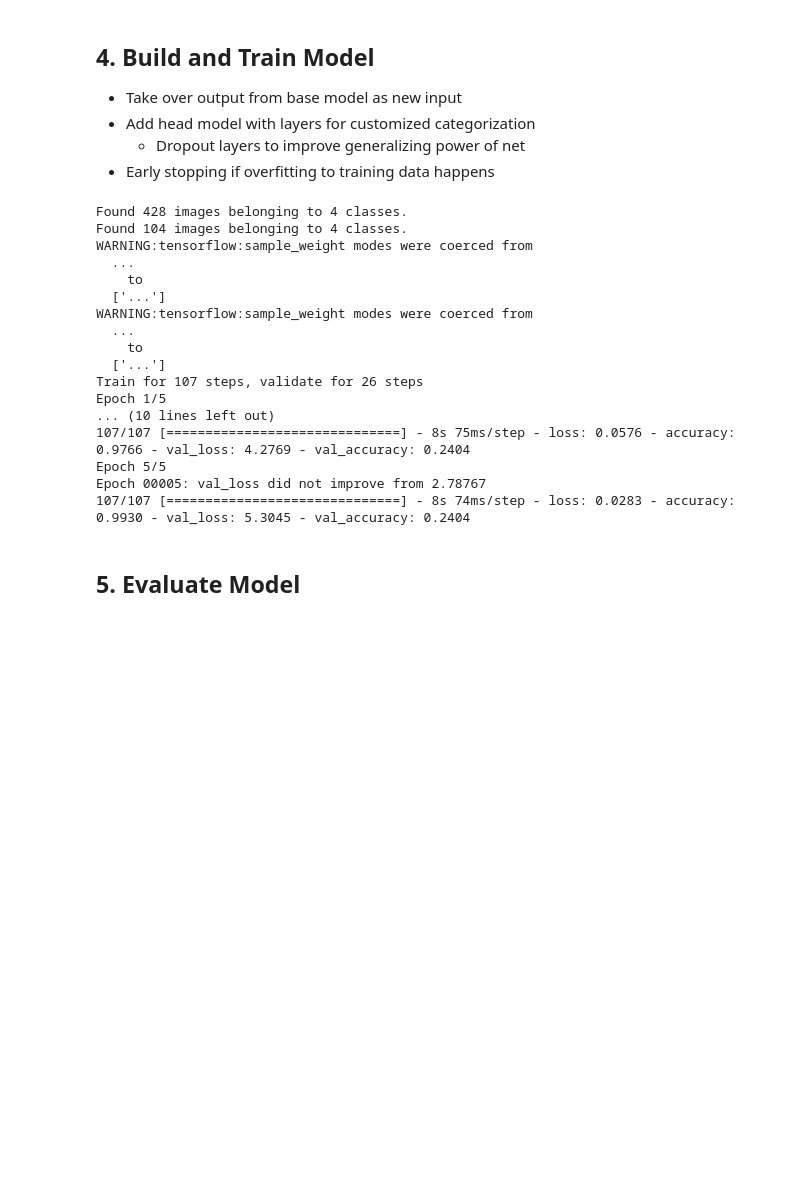
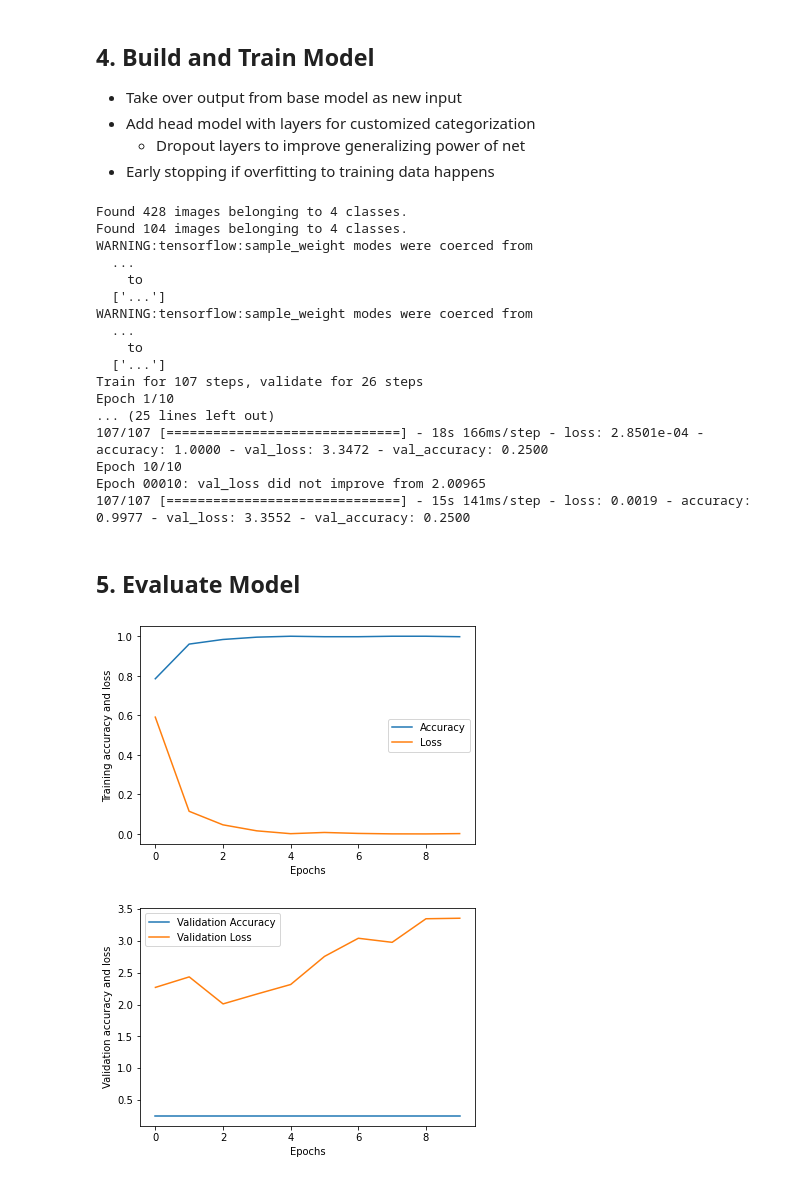
Before and after one commit to JSchoeck/portfolio, a Jupyter notebook: Demos/Case Study Operations/Case Study Operations.ipynb, the cells around one changed output. Drawn from its saved outputs; the diff is of its cells as text; code cells hidden in the pictures; blank space fills up the shorter version.

```diff
--- a/Demos/Case Study Operations/Case Study Operations.ipynb
+++ b/Demos/Case Study Operations/Case Study Operations.ipynb
@@ -119,7 +118,7 @@ headmodel = Dropout(0.3)(headmodel)
 headmodel = Dense(4, activation='softmax')(headmodel)
 
 model = Model(inputs=basemodel.input, outputs=headmodel)
-model.compile(loss='categorical_crossentropy', optimizer=optimizers.RMSprop(lr=1e-4), metrics=['accuracy'])
+model.compile(loss='categorical_crossentropy', optimizer=optimizers.RMSprop(lr=1e-4, decay=1e-6), metrics=['accuracy'])
 
 earlystopping = EarlyStopping(monitor='val_loss', mode='min', patience=20)
 checkpointer = ModelCheckpoint(filepath='weights.hdf5', verbose=1, save_best_only=True)
@@ -129,7 +128,8 @@ train_generator = image_generator.flow_from_directory(batch_size=4, directory=X_
 val_generator = image_generator.flow_from_directory(batch_size=4, directory=X_Ray_Dir, shuffle=True,
                                                       target_size=(256,256), class_mode='categorical', subset='validation')
 
-history = model.fit(train_generator, epochs=5, validation_data=val_generator, callbacks=[checkpointer, earlystopping])
+history = model.fit(train_generator, epochs=10, steps_per_epoch=train_generator.n//4, validation_data=val_generator,
+                    validation_steps=val_generator.n//4, callbacks=[checkpointer, earlystopping])
 # %% [output]
 Found 428 images belonging to 4 classes.
 Found 104 images belonging to 4 classes.
@@ -142,11 +142,26 @@ WARNING:tensorflow:sample_weight modes were coerced from
     to
   ['...']
 Train for 107 steps, validate for 26 steps
-Epoch 1/5
-... (10 lines left out)
-107/107 [==============================] - 8s 75ms/step - loss: 0.0576 - accuracy: 0.9766 - val_loss: 4.2769 - val_accuracy: 0.2404
-Epoch 5/5
-Epoch 00005: val_loss did not improve from 2.78767
-107/107 [==============================] - 8s 74ms/step - loss: 0.0283 - accuracy: 0.9930 - val_loss: 5.3045 - val_accuracy: 0.2404
+Epoch 1/10
+... (25 lines left out)
+107/107 [==============================] - 18s 166ms/step - loss: 2.8501e-04 - accuracy: 1.0000 - val_loss: 3.3472 - val_accuracy: 0.2500
+Epoch 10/10
+Epoch 00010: val_loss did not improve from 2.00965
+107/107 [==============================] - 15s 141ms/step - loss: 0.0019 - accuracy: 0.9977 - val_loss: 3.3552 - val_accuracy: 0.2500
 # %% [markdown]
 ## 5. Evaluate Model
+# %%
+plt.plot(history.history['accuracy'])
+plt.plot(history.history['loss'])
+plt.xlabel('Epochs')
+plt.ylabel('Training accuracy and loss')
+plt.legend(labels=['Accuracy','Loss'])
+plt.show()
+plt.plot(history.history['val_accuracy'])
+plt.plot(history.history['val_loss'])
+plt.xlabel('Epochs')
+plt.ylabel('Validation accuracy and loss')
+plt.legend(labels=['Validation Accuracy','Validation Loss']);
+# %% [output]
+[figure, added]
+[figure, added]
```
Also changed, not shown: parts of 4 cells of this notebook.
